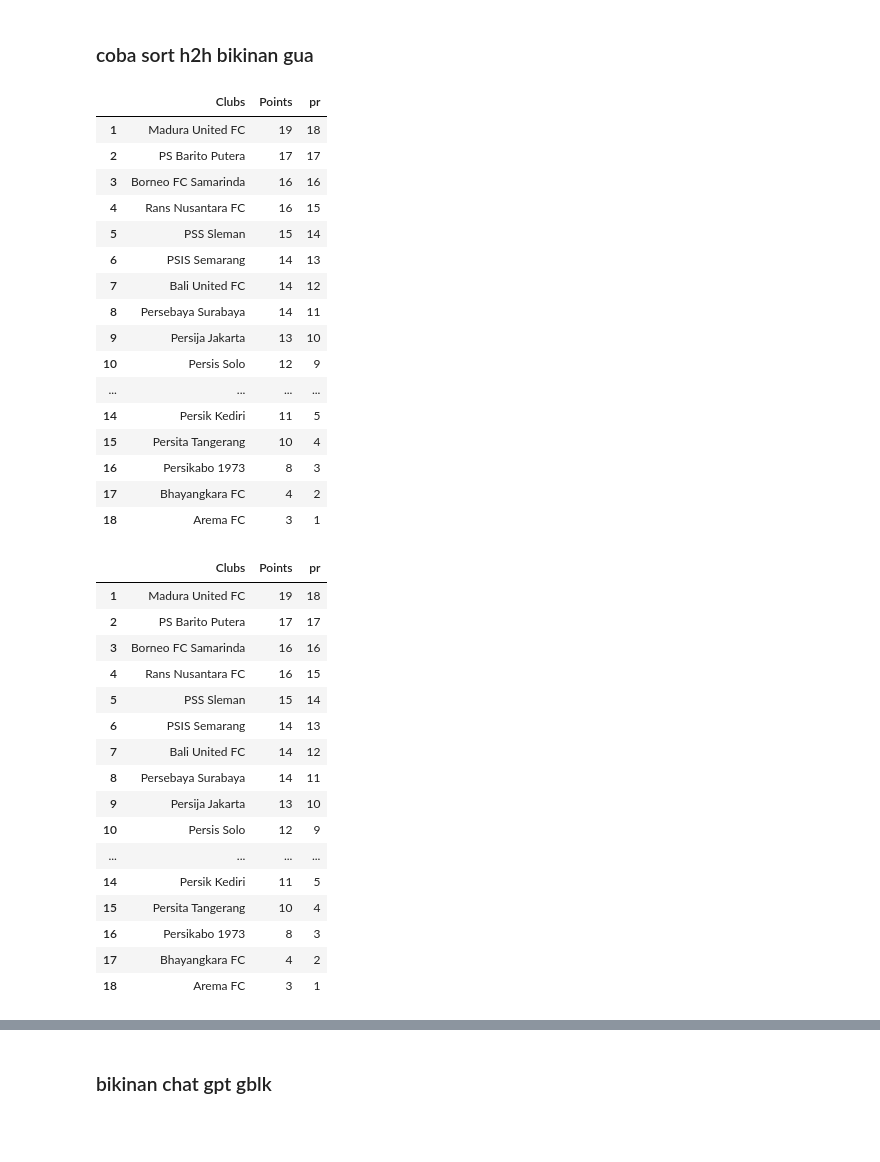
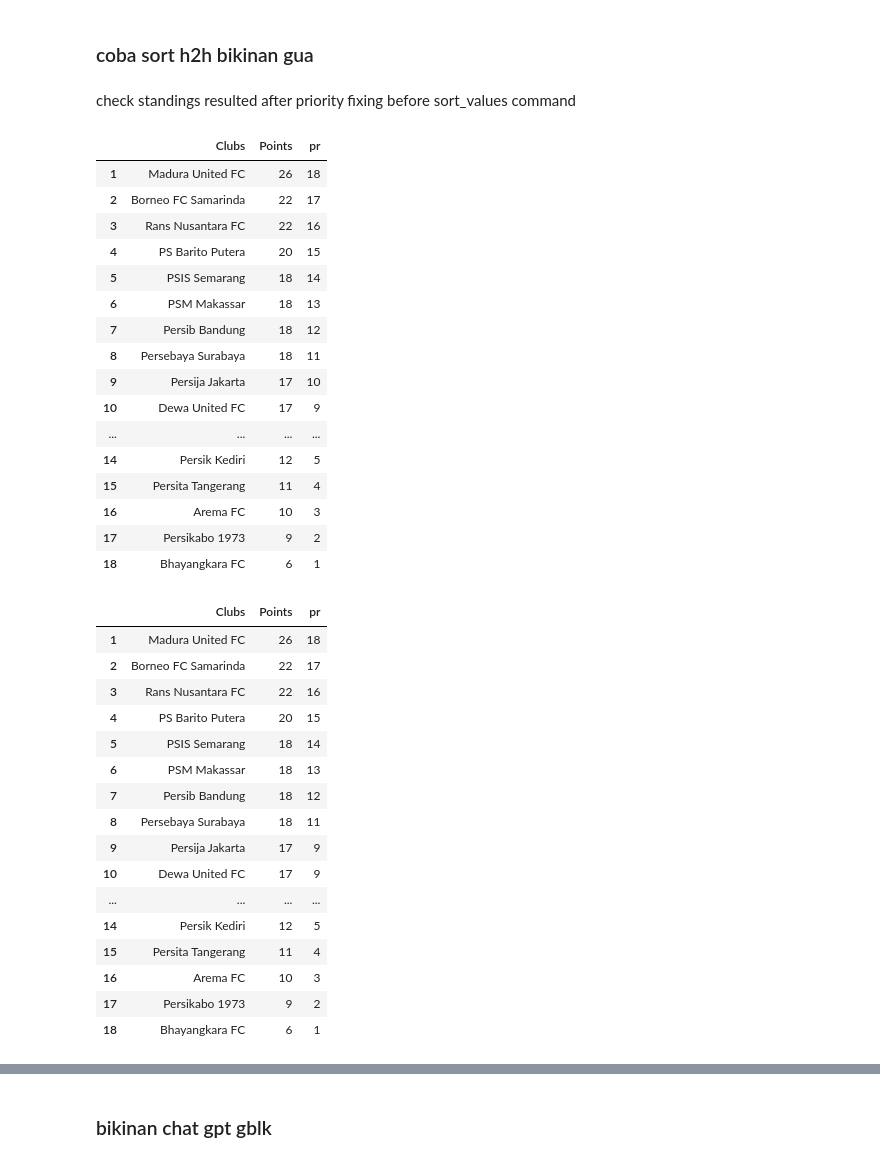
Before and after one commit to lpttprnc/liga-1, a Jupyter notebook: cek123dicoba.ipynb, the cells around one changed output, grey strips where cells are left out. Drawn from its saved outputs; the diff is of its cells as text; code cells hidden in the pictures; blank space fills up the shorter version.

Commit message:
update to match-week 12

```diff
--- a/cek123dicoba.ipynb
+++ b/cek123dicoba.ipynb
@@ -52,11 +54,8 @@ df.loc[df.home.str.contains('Kediri')]
 | 22 | 3 | 15 | 7 | 2023 | Persik Kediri | 5 | 2 | 3 | 4 | Arema FC | 2 | ... |
 # %%
 # home or away at certain week
-hora = df.loc[
-   ( (df.home.str.contains('Bali')) | (df.away.str.contains('Bali')) ) & (df['week']==3)
-]
-
-hora
+df.loc[ ( (df.home.str.contains('Bali')) | (df.away.str.contains('Bali')) ) & (df['week']==3) ]
+#df.loc[ ( (df.home.str.contains(cl)) | (df.away.str.contains(cl)) ) & (df['week']==pekanke) ]
 # %% [output]
 |  | week | day | month | year | home | hscore | hmatch | hpoint | htotal | away | ascore | ... |
 | 24 | 3 | 15 | 7 | 2023 | Bali United FC | 2 | 2 | 3 | 3 | Madura United FC | 1 | ... |
@@ -109,7 +116,7 @@ win=[]
 draw=[]
 lose=[]
 played=[]
-pekanke=9 # PEKAN KE
+pekanke=12 # PEKAN KE
 for cl in club:
     hora = df.loc[ ( (df.home.str.contains(cl)) | (df.away.str.contains(cl)) ) & (df['week']==pekanke) ] # PEKAN KE
 
@@ -130,7 +137,7 @@ for cl in club:
         played.append(pekanke)
         #print ('try ',cl,' ',pekanke)
     except:
-        week = max(df.loc[(df['home']==cl)|(df['away']==cl)]['week'])
+        week = len(df.loc[(df['home']==cl)|(df['away']==cl)]['week'])
         hora = df.loc[ ( (df.home.str.contains(cl)) | (df.away.str.contains(cl)) ) & (df['week']==week) ]
         if hora.home.str.contains(cl).item():
             points.append(hora['htotal'].values[0])
@@ -286,5 +305,7 @@ tables
 # %% [markdown]
 ### coba sort h2h bikinan gua
+# %% [markdown]
+check standings resulted after priority fixing before sort_values command
 # %%
 # another dataframe
 pridx=n.array((range(18,0,-1)))
@@ -293,22 +314,22 @@ sh.insert(2,'pr',pridx)
 sh
 # %% [output]
 |  | Clubs | Points | pr |
-| 1 | Madura United FC | 19 | 18 |
-| 2 | PS Barito Putera | 17 | 17 |
-| 3 | Borneo FC Samarinda | 16 | 16 |
-| 4 | Rans Nusantara FC | 16 | 15 |
-| 5 | PSS Sleman | 15 | 14 |
-| 6 | PSIS Semarang | 14 | 13 |
-| 7 | Bali United FC | 14 | 12 |
-| 8 | Persebaya Surabaya | 14 | 11 |
-| 9 | Persija Jakarta | 13 | 10 |
-| 10 | Persis Solo | 12 | 9 |
+| 1 | Madura United FC | 26 | 18 |
+| 2 | Borneo FC Samarinda | 22 | 17 |
+| 3 | Rans Nusantara FC | 22 | 16 |
+| 4 | PS Barito Putera | 20 | 15 |
+| 5 | PSIS Semarang | 18 | 14 |
+| 6 | PSM Makassar | 18 | 13 |
+| 7 | Persib Bandung | 18 | 12 |
+| 8 | Persebaya Surabaya | 18 | 11 |
+| 9 | Persija Jakarta | 17 | 10 |
+| 10 | Dewa United FC | 17 | 9 |
 | ... | ... | ... | ... |
-| 14 | Persik Kediri | 11 | 5 |
-| 15 | Persita Tangerang | 10 | 4 |
-| 16 | Persikabo 1973 | 8 | 3 |
-| 17 | Bhayangkara FC | 4 | 2 |
-| 18 | Arema FC | 3 | 1 |
+| 14 | Persik Kediri | 12 | 5 |
+| 15 | Persita Tangerang | 11 | 4 |
+| 16 | Arema FC | 10 | 3 |
+| 17 | Persikabo 1973 | 9 | 2 |
+| 18 | Bhayangkara FC | 6 | 1 |
 # %%
 pridx=n.array((range(18,0,-1)))
 sh = tables[['Clubs','Points']]
@@ -318,7 +339,7 @@ sh
 for i in range (1,len(sh)+1,1):#(len(sh)):
     #print (i)
     try:
-        sh['Points'][i]==sh['Points'][i+1]
+        #sh['Points'][i]==sh['Points'][i+1]
         #print(sh['Clubs'][i], sh['Clubs'][i+1])
 
         if sh['Points'][i]==sh['Points'][i+1]:
@@ -339,49 +360,49 @@ for i in range (1,len(sh)+1,1):#(len(sh)):
 
                 try:
                     i1scr = dff.loc[(sh['Clubs'][i],sh['Clubs'][i+1])]['hpoint']
                     i2scr = dff.loc[(sh['Clubs'][i],sh['Clubs'][i+1])]['apoint']
                     #print('try lv 2')
                 except:
                     i1scr = dff.loc[ (sh['Clubs'][i+1],sh['Clubs'][i]) ]['apoint']
                     i2scr = dff.loc[ (sh['Clubs'][i+1],sh['Clubs'][i]) ]['hpoint']
                     #print('exc lv 2')
 
                 #if i1scr < i2scr: EMANG KOMEN
                     #sh['pr'][i]=sh['pr'][i]-1 EMANG KOMEN
                     #sh['pr'][i+1]=sh['pr'][i+1]+1 EMANG KOMEN
 
             elif len(game)==2:
                 i1scr = dff.loc[[ (sh['Clubs'][i],sh['Clubs'][i+1]) ]]['hpoint'] + dff.loc[[ (sh['Clubs'][i+1],sh['Clubs'][i]) ]]['apoint']
                 i2scr = dff.loc[[ (sh['Clubs'][i],sh['Clubs'][i+1]) ]]['apoint'] + dff.loc[[ (sh['Clubs'][i+1],sh['Clubs'][i]) ]]['hpoint']
                 #print('game = 2')
 
             if i1scr < i2scr:
                 #print('i1scr < i2scr')
                 sh.at[i,'pr']=sh['pr'][i]-1
                 sh.at[i+1,'pr']=sh['pr'][i+1]+1
 
     except:
         #print('gabisa')
         pass
 sh
 # %% [output]
 |  | Clubs | Points | pr |
-| 1 | Madura United FC | 19 | 18 |
-| 2 | PS Barito Putera | 17 | 17 |
-| 3 | Borneo FC Samarinda | 16 | 16 |
-| 4 | Rans Nusantara FC | 16 | 15 |
-| 5 | PSS Sleman | 15 | 14 |
-| 6 | PSIS Semarang | 14 | 13 |
-| 7 | Bali United FC | 14 | 12 |
-| 8 | Persebaya Surabaya | 14 | 11 |
-| 9 | Persija Jakarta | 13 | 10 |
-| 10 | Persis Solo | 12 | 9 |
+| 1 | Madura United FC | 26 | 18 |
+| 2 | Borneo FC Samarinda | 22 | 17 |
+| 3 | Rans Nusantara FC | 22 | 16 |
+| 4 | PS Barito Putera | 20 | 15 |
+| 5 | PSIS Semarang | 18 | 14 |
+| 6 | PSM Makassar | 18 | 13 |
+| 7 | Persib Bandung | 18 | 12 |
+| 8 | Persebaya Surabaya | 18 | 11 |
+| 9 | Persija Jakarta | 17 | 9 |
+| 10 | Dewa United FC | 17 | 9 |
 | ... | ... | ... | ... |
-| 14 | Persik Kediri | 11 | 5 |
-| 15 | Persita Tangerang | 10 | 4 |
-| 16 | Persikabo 1973 | 8 | 3 |
-| 17 | Bhayangkara FC | 4 | 2 |
-| 18 | Arema FC | 3 | 1 |
+| 14 | Persik Kediri | 12 | 5 |
+| 15 | Persita Tangerang | 11 | 4 |
+| 16 | Arema FC | 10 | 3 |
+| 17 | Persikabo 1973 | 9 | 2 |
+| 18 | Bhayangkara FC | 6 | 1 |
 # %%
 sh=sh.sort_values(by='pr', ascending=False).reset_index(drop=True)
 sh
```
Also changed, not shown: parts of 50 cells of this notebook, 2 other files.
